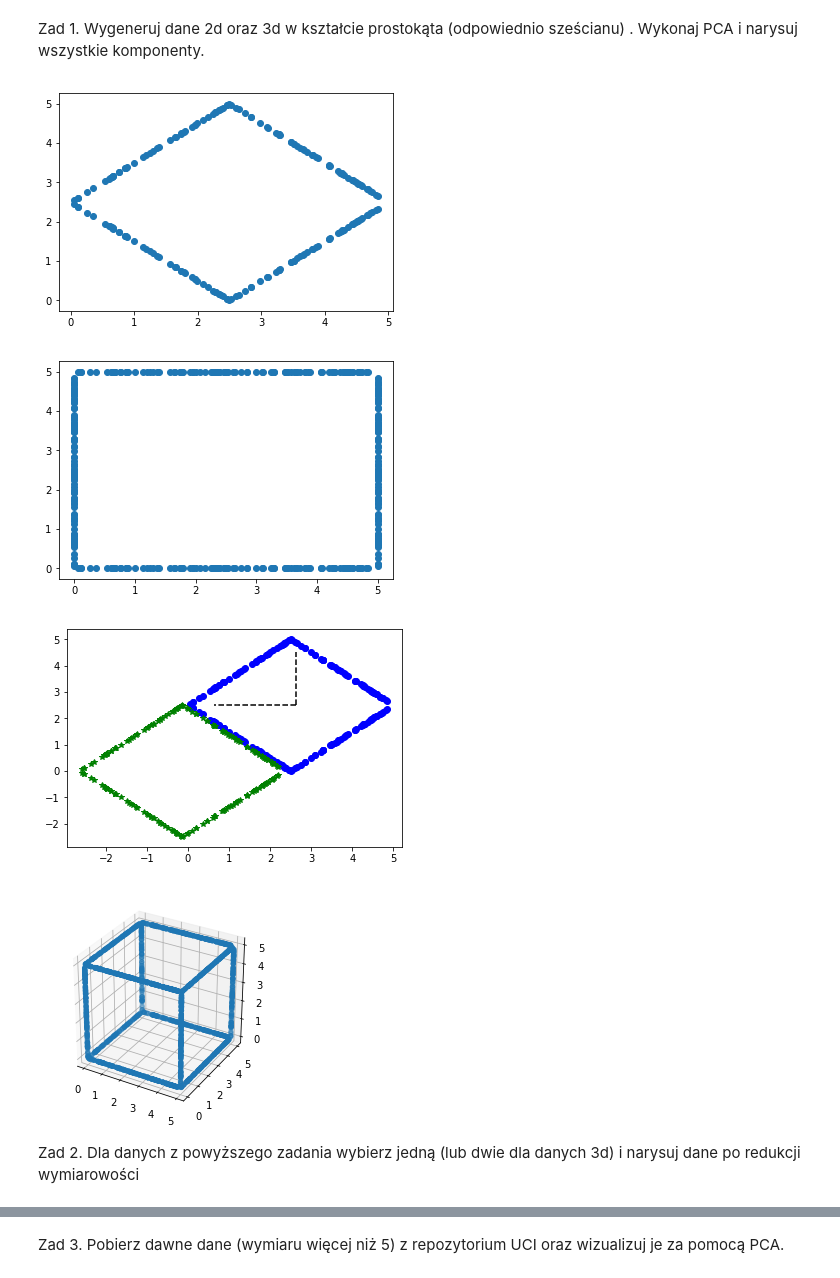
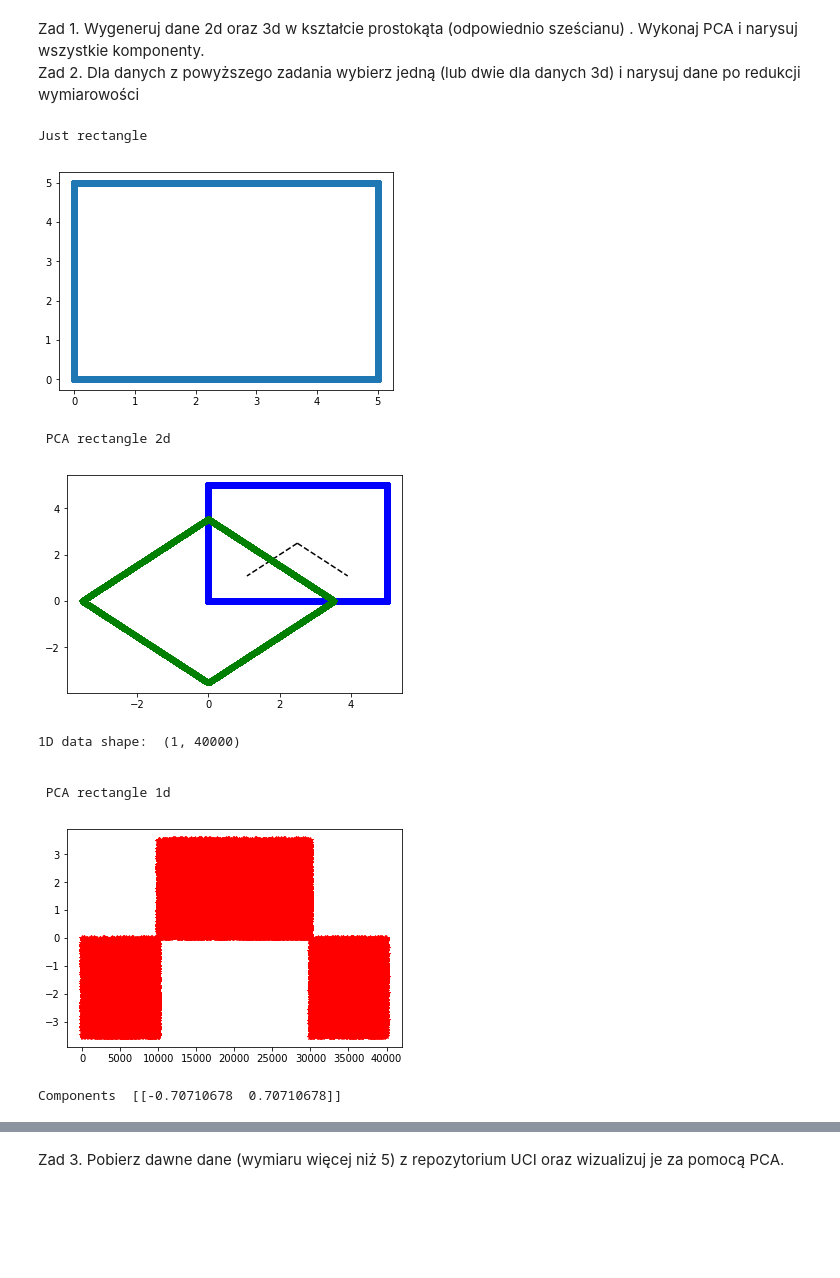
Before and after one commit to DentonJC/DA, a Jupyter notebook: CW5.ipynb, the cells around one changed output, grey strips where cells are left out. Saved outputs shown, nothing was run; the diff lists cells and outputs as text; code cells hidden in the pictures; blank space fills up the shorter version.

```diff
--- a/CW5.ipynb
+++ b/CW5.ipynb
@@ -1,8 +1,11 @@
 # %% [markdown]
 Zad 1.
 Wygeneruj dane 2d oraz 3d w kształcie prostokąta (odpowiednio sześcianu) . Wykonaj PCA i narysuj wszystkie komponenty.
+Zad 2.
+Dla danych z powyższego zadania wybierz jedną (lub dwie dla danych 3d) i narysuj dane po redukcji wymiarowości
 # %%
 import numpy as np
+import pandas as pd
 import matplotlib.pyplot as plt
 from mpl_toolkits.mplot3d import Axes3D
 from itertools import product, combinations
@@ -10,76 +13,75 @@ import matplotlib.mlab as pca
 import random
 import math
 import itertools
+from sklearn.decomposition import PCA as sklearnPCA
+from sklearn.metrics import jaccard_similarity_score
 
-numb = 100
+numb = 10000
 d = 5
-
+#rect1
 x0 = (np.random.uniform(-d, d, numb))
 y0 = abs(d/2 - abs(x0))
 x0 = abs(x0)
 y1 = -(abs(d/2 - abs(x0))-d)
 X = np.append(x0, x0)
 Y = np.append(y0, y1)
-plt.scatter(X,Y)
-plt.show()
-matrix = np.concatenate([[X], [Y]])
-
+#rect2
 y0 = [0] * numb
 y1 = [d] * numb
 X = np.append(x0, y0)
 X = np.append(X, x0)
 X = np.append(X, y1)
 Y = np.append(y0, x0)
 Y = np.append(Y, y1)
 Y = np.append(Y, x0)
+print("Just rectangle")
 plt.scatter(X, Y)
 plt.show()
+
+matrix = np.concatenate([[X], [Y]])
 
 def princomp(A):
  # computing eigenvalues and eigenvectors of covariance matrix
     M = (A-np.mean(A.T,axis=1)).T # subtract the mean (along columns)
     [latent,coeff] = np.linalg.eig(np.cov(M)) # attention:not always sorted
     score = np.dot(coeff.T,M) # projection of the data in the new space
     return coeff,score,latent
 
 coeff, score, latent = princomp(matrix.T)
+#print("Coeff: \n", coeff)
+#print("Score: \n", score)
+#print("Latent: \n", latent)
 
 
+print("\n\n PCA rectangle 2d")
 # every eigenvector describe the direction of a principal component.
 m = np.mean(matrix,axis=1)
 plt.plot([0, -coeff[0,0]*2]+m[0], [0, -coeff[0,1]*2]+m[1],'--k')
 plt.plot([0, coeff[1,0]*2]+m[0], [0, coeff[1,1]*2]+m[1],'--k')
 plt.plot(matrix[0,:],matrix[1,:],'ob')
 
 # new data
 plt.plot(score[0,:],score[1,:],'*g')
 plt.show()
+# reduce
+sklearn_pca = sklearnPCA(n_components=1)
+sklearn_transf = sklearn_pca.fit_transform(matrix.T)
+
+sklearn_transf = sklearn_transf.T
+print("1D data shape: ",sklearn_transf.shape)
+print("\n\n PCA rectangle 1d")
+plt.plot(sklearn_transf[0,:],'*r')
+plt.show()
+
+print("Components ",sklearn_pca.components_)
 # %% [output]
+Just rectangle
-[figure, old version]
+[figure, new version]
+ PCA rectangle 2d
-[figure, old version]
+[figure, new version]
+1D data shape:  (1, 40000)
+
+
+ PCA rectangle 1d
-[figure, old version]
+[figure, new version]
+Components  [[-0.70710678  0.70710678]]
-# %%
-a = [0] * numb * 4
-b = [d] * numb * 4
-fig = plt.figure()
-ax = fig.gca(projection='3d')
-ax.set_aspect("equal")
-X2 = np.append(X,X)
-X2 = np.append(X2,X)
-X2 = np.append(X2,X)
-
-Y2 = np.append(Y,Y)
-Y2 = np.append(Y2,a)
-Y2 = np.append(Y2,b)
-
-Z2 = np.append(a,b)
-Z2 = np.append(Z2, Y)
-Z2 = np.append(Z2, Y)
-
-ax.scatter(X2,Y2,Z2)
-plt.show()
-# %% [output]
-[figure, removed]
-# %% [markdown]
-Zad 2.
-Dla danych z powyższego zadania wybierz jedną (lub dwie dla danych 3d) i narysuj dane po redukcji wymiarowości
```
Also changed, not shown: parts of 5 cells of this notebook.
